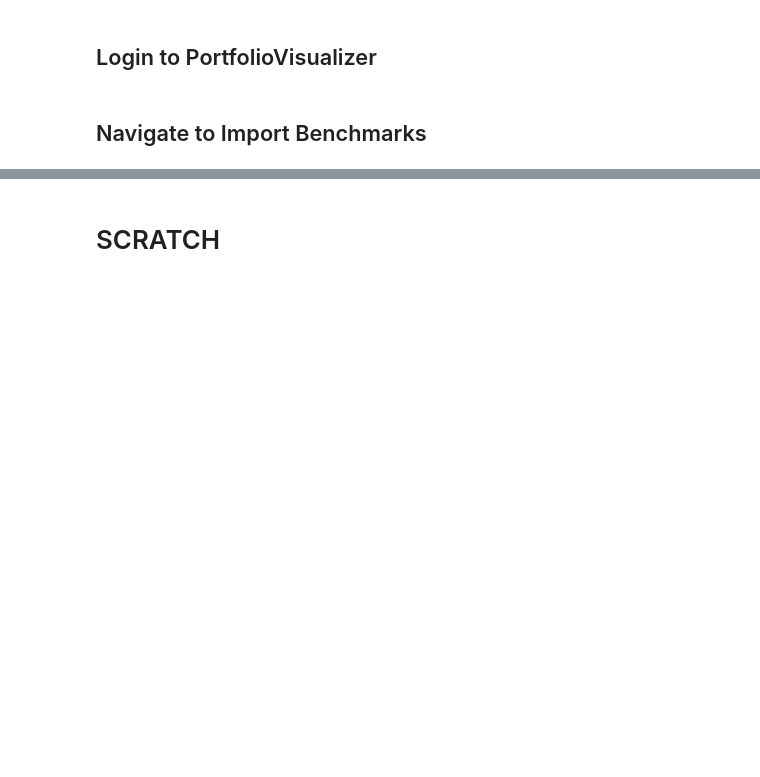
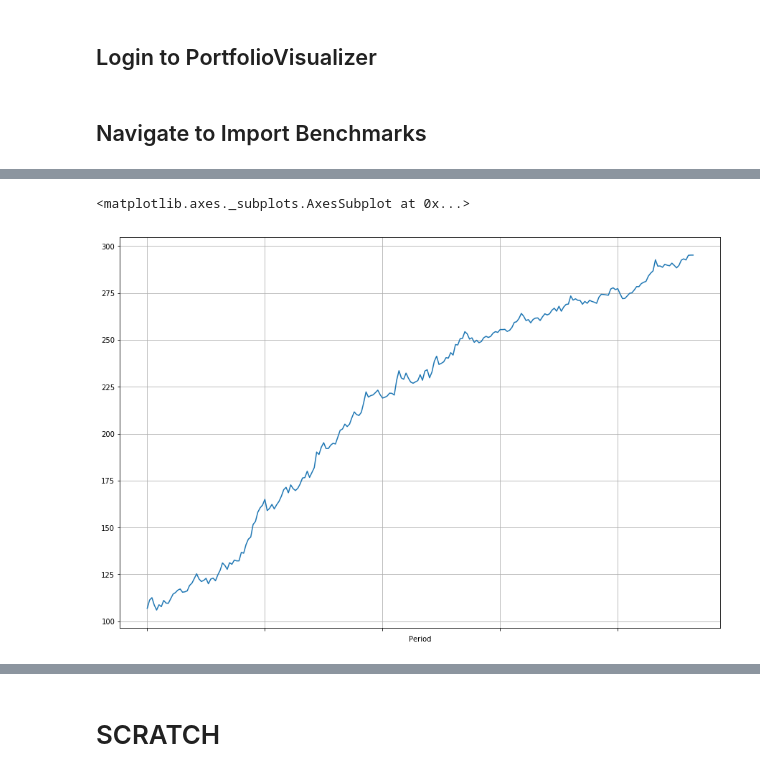
Before and after one commit to dxcv/PVAUTOMATE, a Jupyter notebook: AS Strategy Data & Preparation for PV.ipynb, the cells around one changed output, grey strips where cells are left out. Saved outputs shown, nothing was run; the diff lists cells and outputs as text; code cells hidden in the pictures; blank space fills up the shorter version.

```diff
--- a/AS Strategy Data & Preparation for PV.ipynb
+++ b/AS Strategy Data & Preparation for PV.ipynb
@@ -334,0 +504,3 @@ Benchmark series 'Faber's Ivy Portfolio' imported.
+# %%
+returns = data.cumsum()
+returns[-3:]
@@ -334,0 +539,5 @@ Benchmark series 'Faber's Ivy Portfolio' imported.
+# %%
+returns[returns.index>'1999-12-31'].PAA000.plot(figsize=(15,10),grid=True)
+# %% [output]
+<matplotlib.axes._subplots.AxesSubplot at 0x...>
+[figure, added]
```
Also changed, not shown: parts of 46 cells of this notebook, 1 other file.
